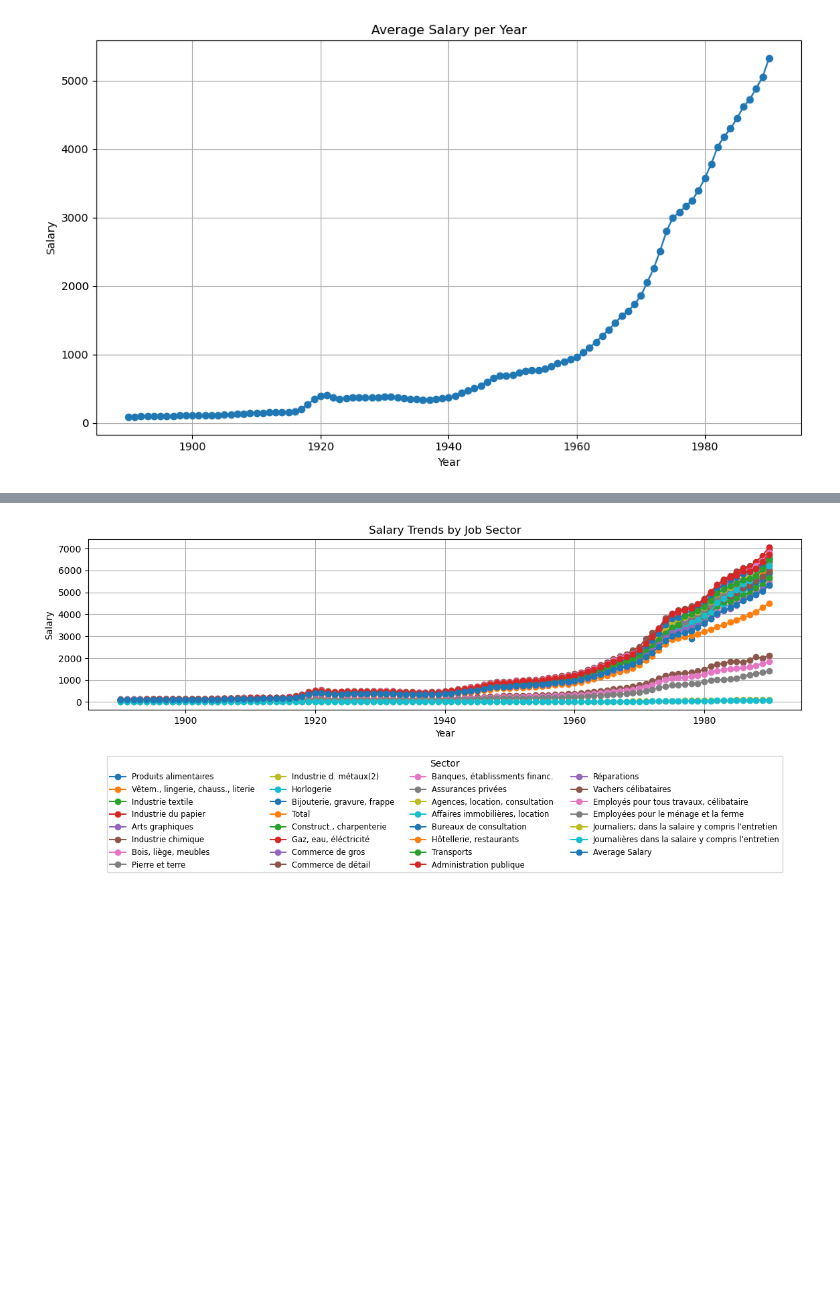
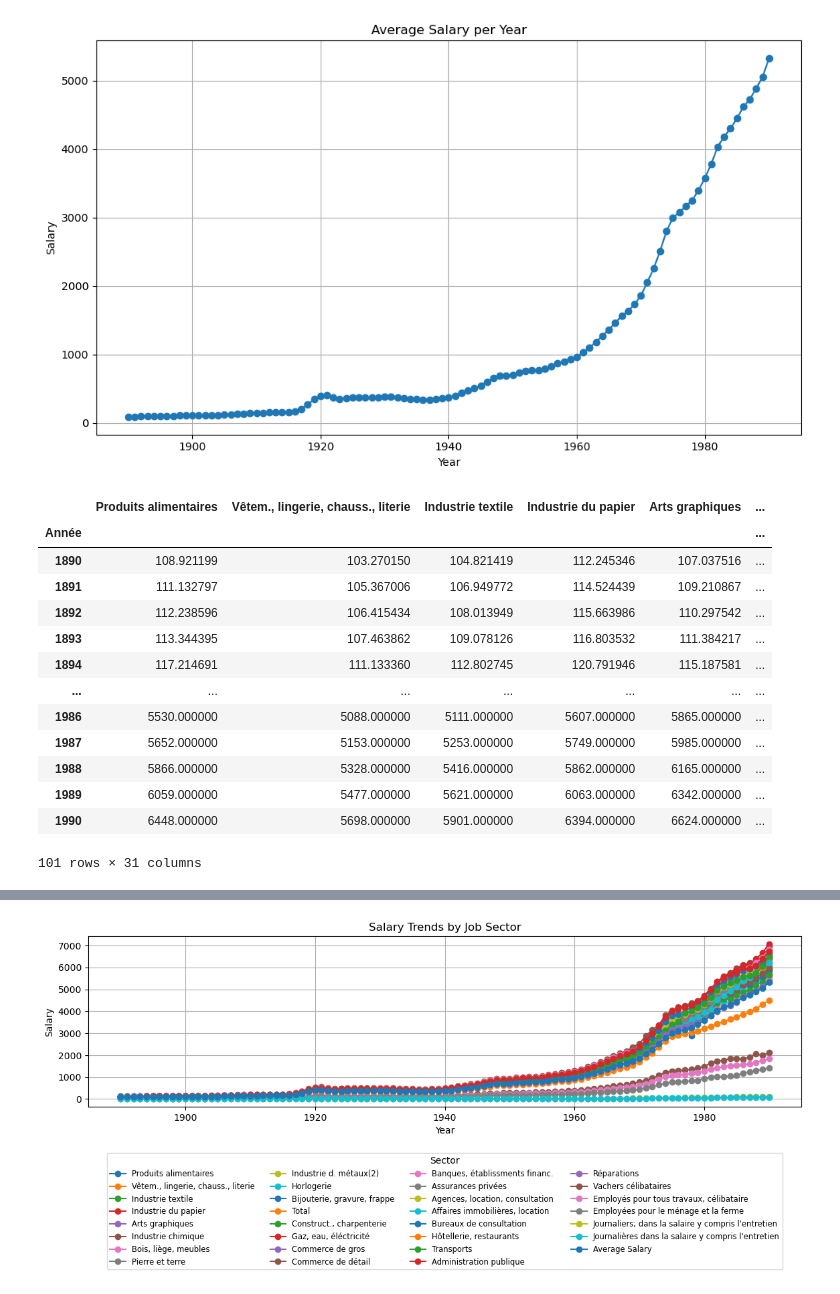
Before and after one commit to johannayara/fun-machine, a Jupyter notebook: notebooks/plot_salaries.ipynb, the cells around one changed output, grey strips where cells are left out. Drawn from its saved outputs; the diff is of its cells as text; code cells hidden in the pictures; blank space fills up the shorter version.

```diff
--- a/notebooks/plot_salaries.ipynb
+++ b/notebooks/plot_salaries.ipynb
@@ -4,5 +5,5 @@ import matplotlib.pyplot as plt
 # %%
-df = pd.read_csv("data/SHS_TM.csv")
+df = pd.read_csv("../data/SHS_TM.csv")
 df.head()
 # %% [output]
 |  | Année | Produits alimentaires | Vêtem., lingerie, chauss., literie | Industrie textile | Industrie du papier | ... |
@@ -32,3 +30,20 @@ plt.savefig("plots/avg.png")
 plt.show()
 # %% [output]
 [figure]
+# %%
+df
+# %% [output]
+|  | Produits alimentaires | Vêtem., lingerie, chauss., literie | Industrie textile | Industrie du papier | Arts graphiques | ... |
+| Année |  |  |  |  |  | ... |
+| 1890 | 108.921199 | 103.270150 | 104.821419 | 112.245346 | 107.037516 | ... |
+| 1891 | 111.132797 | 105.367006 | 106.949772 | 114.524439 | 109.210867 | ... |
+| 1892 | 112.238596 | 106.415434 | 108.013949 | 115.663986 | 110.297542 | ... |
+| 1893 | 113.344395 | 107.463862 | 109.078126 | 116.803532 | 111.384217 | ... |
+| 1894 | 117.214691 | 111.133360 | 112.802745 | 120.791946 | 115.187581 | ... |
+| ... | ... | ... | ... | ... | ... | ... |
+| 1986 | 5530.000000 | 5088.000000 | 5111.000000 | 5607.000000 | 5865.000000 | ... |
+| 1987 | 5652.000000 | 5153.000000 | 5253.000000 | 5749.000000 | 5985.000000 | ... |
+| 1988 | 5866.000000 | 5328.000000 | 5416.000000 | 5862.000000 | 6165.000000 | ... |
+| 1989 | 6059.000000 | 5477.000000 | 5621.000000 | 6063.000000 | 6342.000000 | ... |
+| 1990 | 6448.000000 | 5698.000000 | 5901.000000 | 6394.000000 | 6624.000000 | ... |
+101 rows × 31 columns
```
Also changed, not shown: parts of 5 cells of this notebook, 1 other file.
